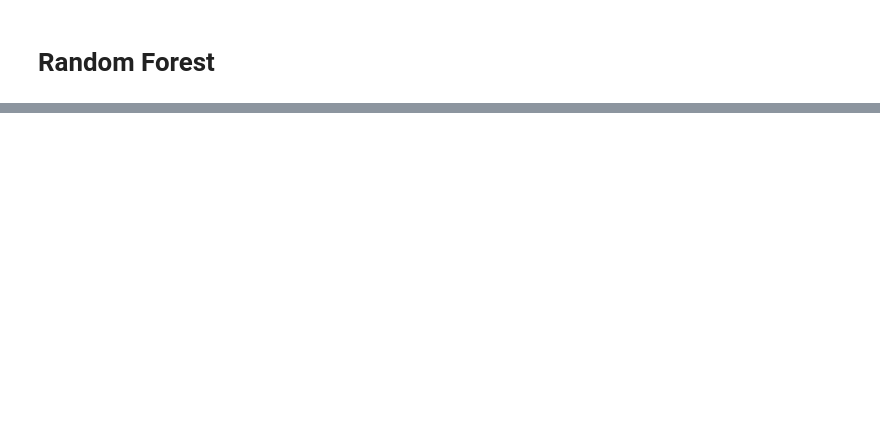
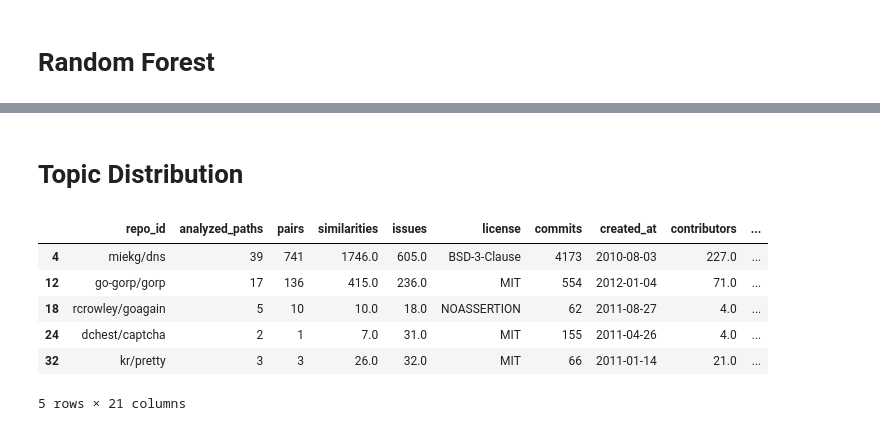
Before and after one commit to jubenitezg/Go-Clone-Thesis, a Jupyter notebook: clone-detection/analysis.ipynb, the cells around one changed output, grey strips where cells are left out. Drawn from its saved outputs; the diff is of its cells as text; code cells hidden in the pictures; blank space fills up the shorter version.

```diff
--- a/clone-detection/analysis.ipynb
+++ b/clone-detection/analysis.ipynb
@@ -228,0 +237,17 @@ plt.show()
+# %% [markdown]
+# Topic Distribution
+# %%
+topic_columns = [col for col in df.columns if 'topic' in col]
+
+tdf = df_nona.copy()
+tdf['max_value_topic'] = tdf[topic_columns].apply(lambda row: row.idxmax(), axis=1)
+tdf['max_value_topic_amount'] = tdf[topic_columns].apply(lambda row: row.max(), axis=1)
+# tdf.head()
+# %% [output]
+|  | repo_id | analyzed_paths | pairs | similarities | issues | license | commits | created_at | contributors | ... |
+| 4 | miekg/dns | 39 | 741 | 1746.0 | 605.0 | BSD-3-Clause | 4173 | 2010-08-03 | 227.0 | ... |
+| 12 | go-gorp/gorp | 17 | 136 | 415.0 | 236.0 | MIT | 554 | 2012-01-04 | 71.0 | ... |
+| 18 | rcrowley/goagain | 5 | 10 | 10.0 | 18.0 | NOASSERTION | 62 | 2011-08-27 | 4.0 | ... |
+| 24 | dchest/captcha | 2 | 1 | 7.0 | 31.0 | MIT | 155 | 2011-04-26 | 4.0 | ... |
+| 32 | kr/pretty | 3 | 3 | 26.0 | 32.0 | MIT | 66 | 2011-01-14 | 21.0 | ... |
+5 rows × 21 columns
```
Also changed, not shown: parts of 25 cells of this notebook.
